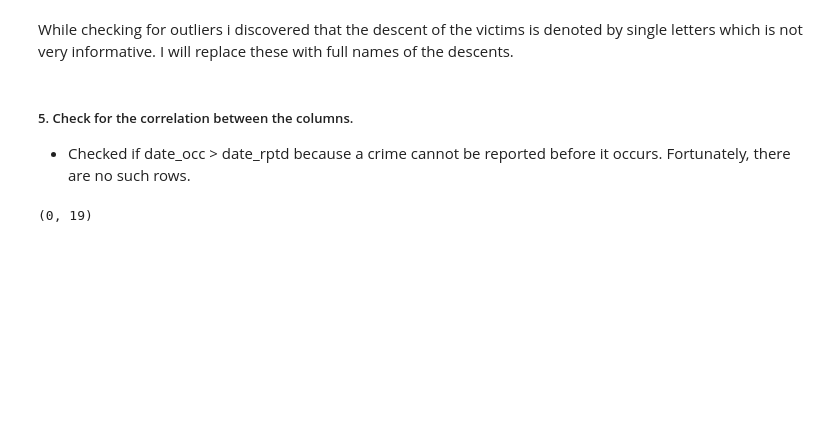
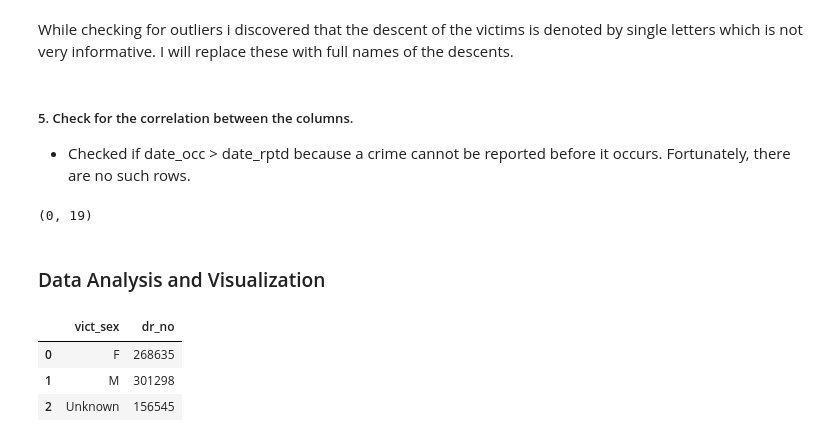
Before and after one commit to avsngh-git/Exploratory-Data-Analysis-Crime-Data, a Jupyter notebook: LA_crime_EDA.ipynb, the cells around one changed output. Drawn from its saved outputs; the diff is of its cells as text; code cells hidden in the pictures; blank space fills up the shorter version.

```diff
--- a/LA_crime_EDA.ipynb
+++ b/LA_crime_EDA.ipynb
@@ -322,3 +320,13 @@ cleaned_crime_df['vict_descent'].replace(descent_dict, inplace=True)
 cleaned_crime_df[cleaned_crime_df['date_occ']>cleaned_crime_df['date_rptd']].shape
 # %% [output]
 (0, 19)
+# %% [markdown]
+### Data Analysis and Visualization
+# %%
+crime_victim_sex_df = cleaned_crime_df.groupby('vict_sex').count()['dr_no'].reset_index()
+crime_victim_sex_df
+# %% [output]
+|  | vict_sex | dr_no |
+| 0 | F | 268635 |
+| 1 | M | 301298 |
+| 2 | Unknown | 156545 |
```
Also changed, not shown: parts of 5 cells of this notebook.
